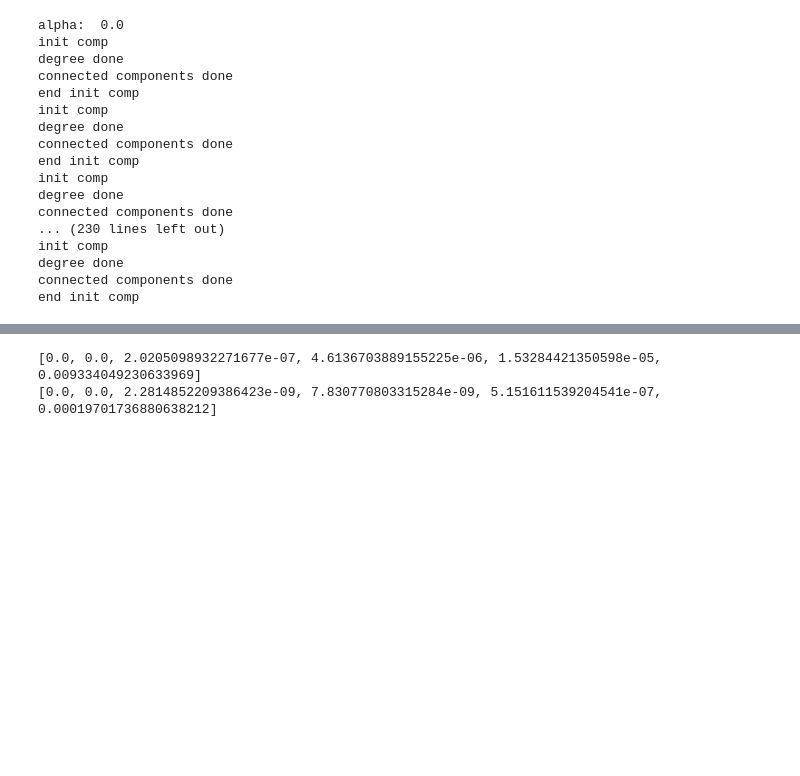
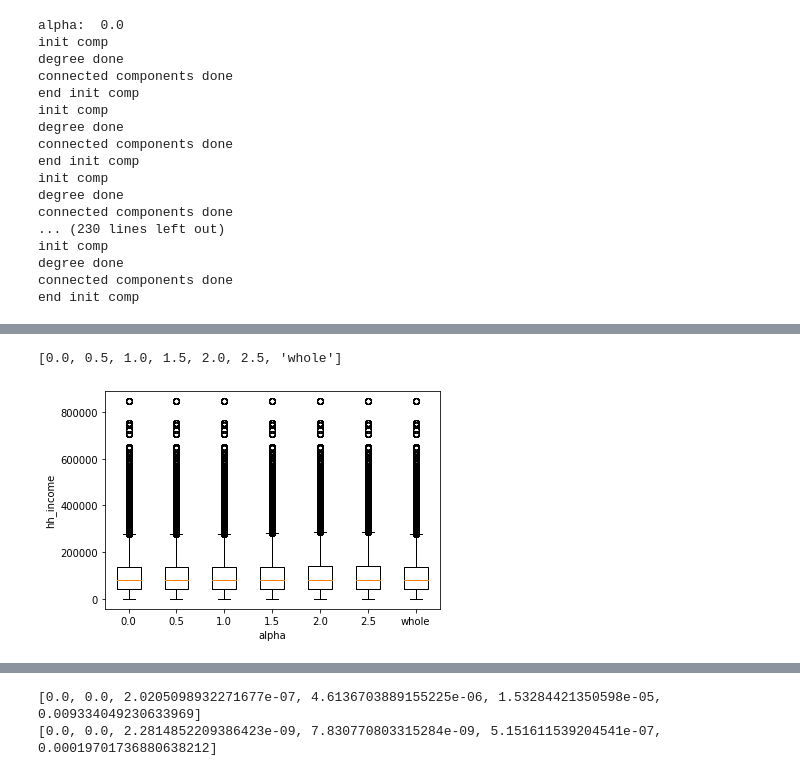
Before and after one commit to ahsantarique/social-distancing, a Jupyter notebook: src/vaccgame-d1-p4-albemarle.ipynb, the cells around one changed output, grey strips where cells are left out. Saved outputs shown, nothing was run; the diff lists cells and outputs as text; code cells hidden in the pictures; blank space fills up the shorter version.

```diff
--- a/src/vaccgame-d1-p4-albemarle.ipynb
+++ b/src/vaccgame-d1-p4-albemarle.ipynb
@@ -131,0 +146,5 @@ vaccinated_boxplot('hh_size')
+# %%
+vaccinated_boxplot('hh_income')
+# %% [output]
+[0.0, 0.5, 1.0, 1.5, 2.0, 2.5, 'whole']
+[figure, added]
```
Also changed, not shown: parts of 5 cells of this notebook, 17 other files.
